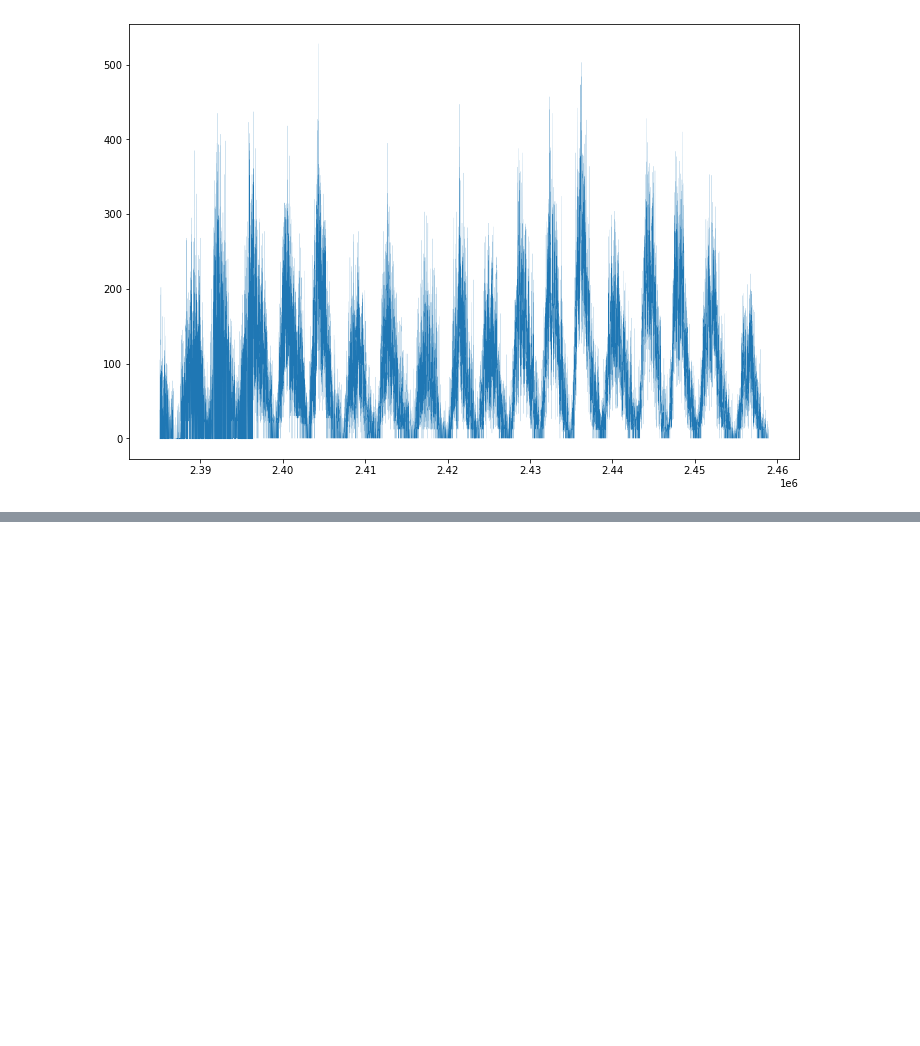
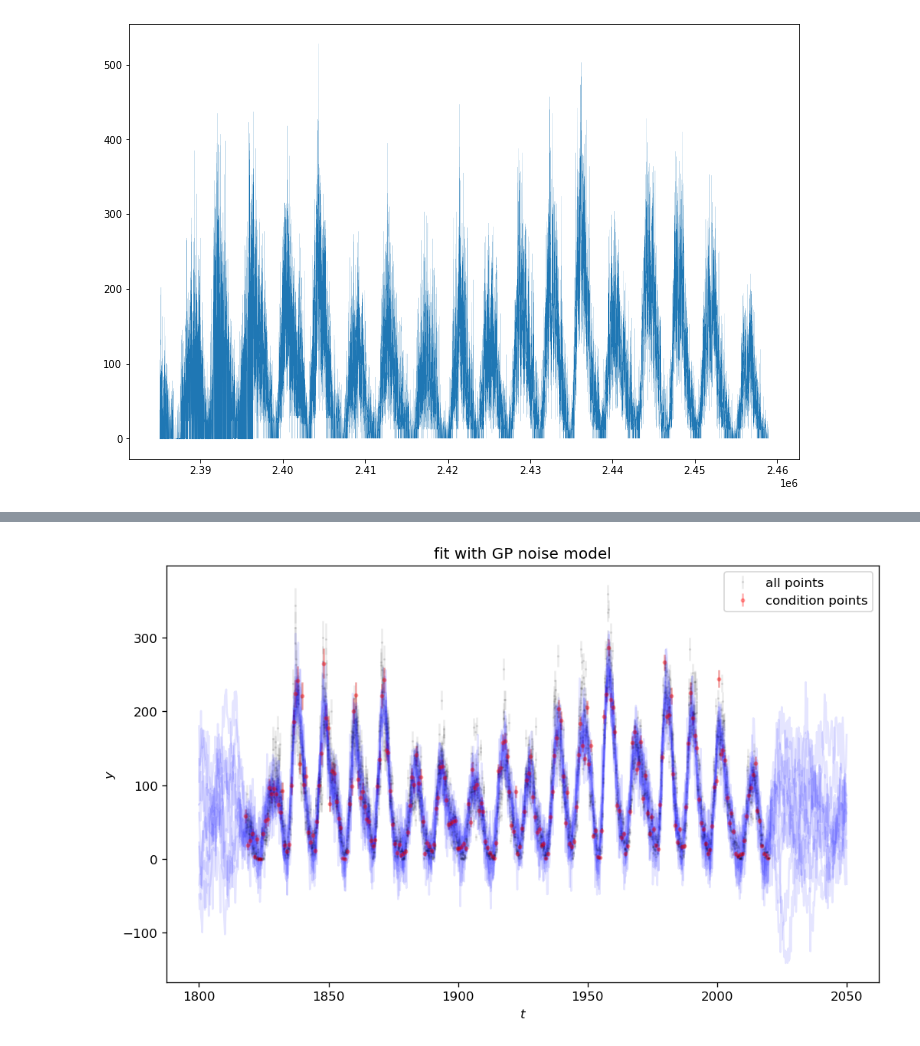
Before and after one commit to christandoi/ast596fds-final, a Jupyter notebook: frank/nb1.ipynb, the cells around one changed output, grey strips where cells are left out. Saved outputs shown, nothing was run; the diff lists cells and outputs as text; code cells hidden in the pictures; blank space fills up the shorter version.

```diff
--- a/frank/nb1.ipynb
+++ b/frank/nb1.ipynb
@@ -101,0 +270,29 @@ np.savetxt('SILSO_daily_inJD.txt',silso_stacked, fmt='%1.1f', header=header)
+# %%
+# Plot the data.
+fig, ax = plt.subplots(figsize=(10,6), dpi=120)
+
+plt.errorbar(silso_monthly[:,1], silso_monthly[:,2], yerr=silso_monthly[:,3], fmt=".k", \
+             markersize=2, linestyle='None', alpha=0.08, label='all points')
+plt.errorbar(t, y, yerr=yerr, fmt=".r", markersize=5, linestyle='None', alpha=0.3, \
+             label='condition points')
+
+# The positions where the prediction should be computed.
+x = np.linspace(1800, 2050, 1000)
+
+# Plot 24 posterior samples.
+samples = sampler.flatchain[-100:]
+for s in samples[np.random.randint(len(samples), size=10)]:
+    gp.set_parameter_vector(s)
+    mu = gp.sample_conditional(y, x)
+    plt.plot(x, mu, color="b", alpha=0.1)
+
+plt.ylabel(r"$y$")
+plt.xlabel(r"$t$")
+
+plt.legend()
+
+plt.title("fit with GP noise model")
+
+plt.show()
+# %% [output]
+[figure, added]
```
Also changed, not shown: parts of 18 cells of this notebook, 2 other files.
